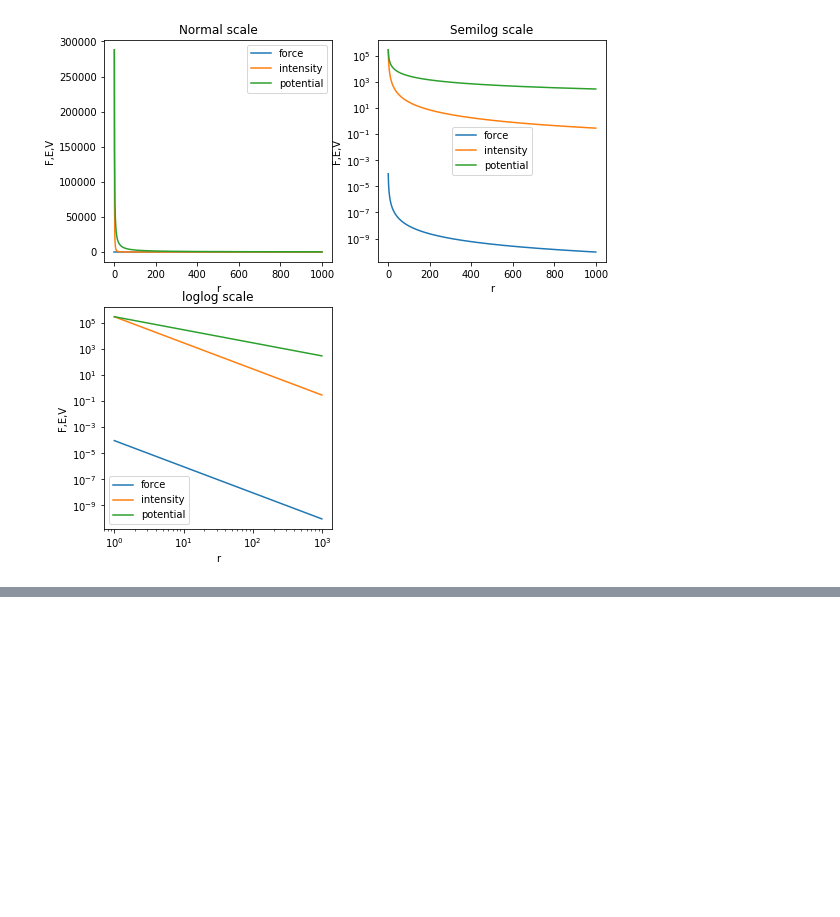
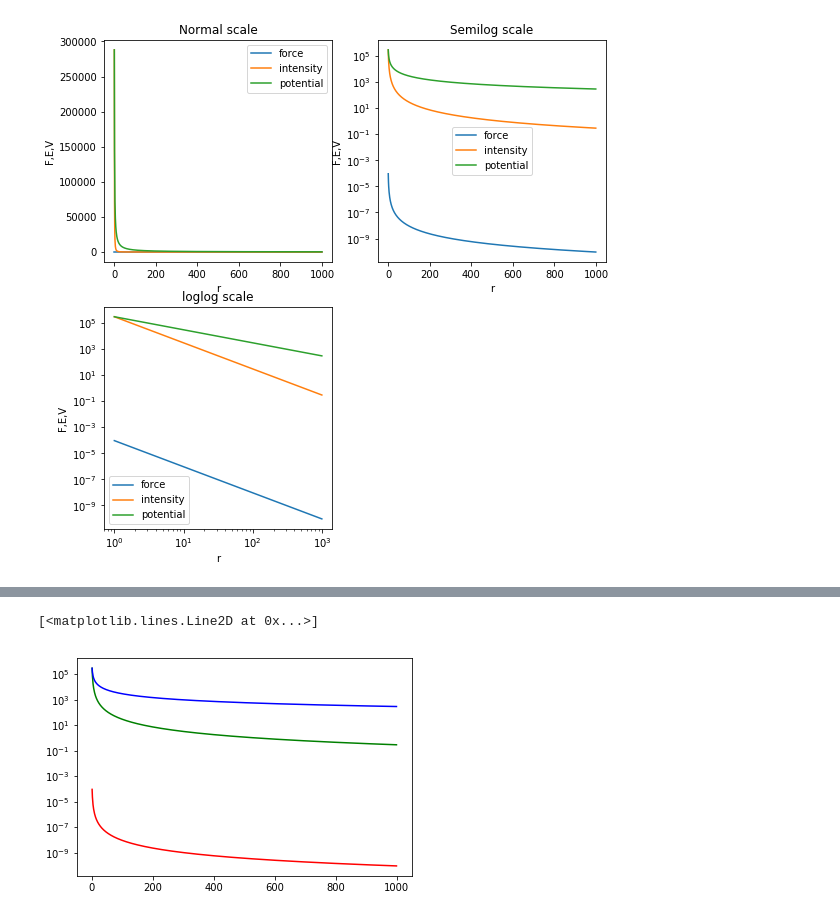
Before and after one commit to Abhinav-Rijal/Electrostatics, a Jupyter notebook: Coulomb's law.ipynb, the cells around one changed output, grey strips where cells are left out. Saved outputs shown, nothing was run; the diff lists cells and outputs as text; code cells hidden in the pictures; blank space fills up the shorter version.

```diff
--- a/Coulomb's law.ipynb
+++ b/Coulomb's law.ipynb
@@ -189,0 +244,7 @@ plt.legend()
+# %%
+plt.semilogy(df1.Distance,df1.Force,'r')
+plt.semilogy(df1.Distance,df1.Intensity,'g')
+plt.semilogy(df1.Distance,df1.Potential,'b')
+# %% [output]
+[<matplotlib.lines.Line2D at 0x...>]
+[figure, added]
```
Also changed, not shown: parts of 8 cells of this notebook, 1 other file.
